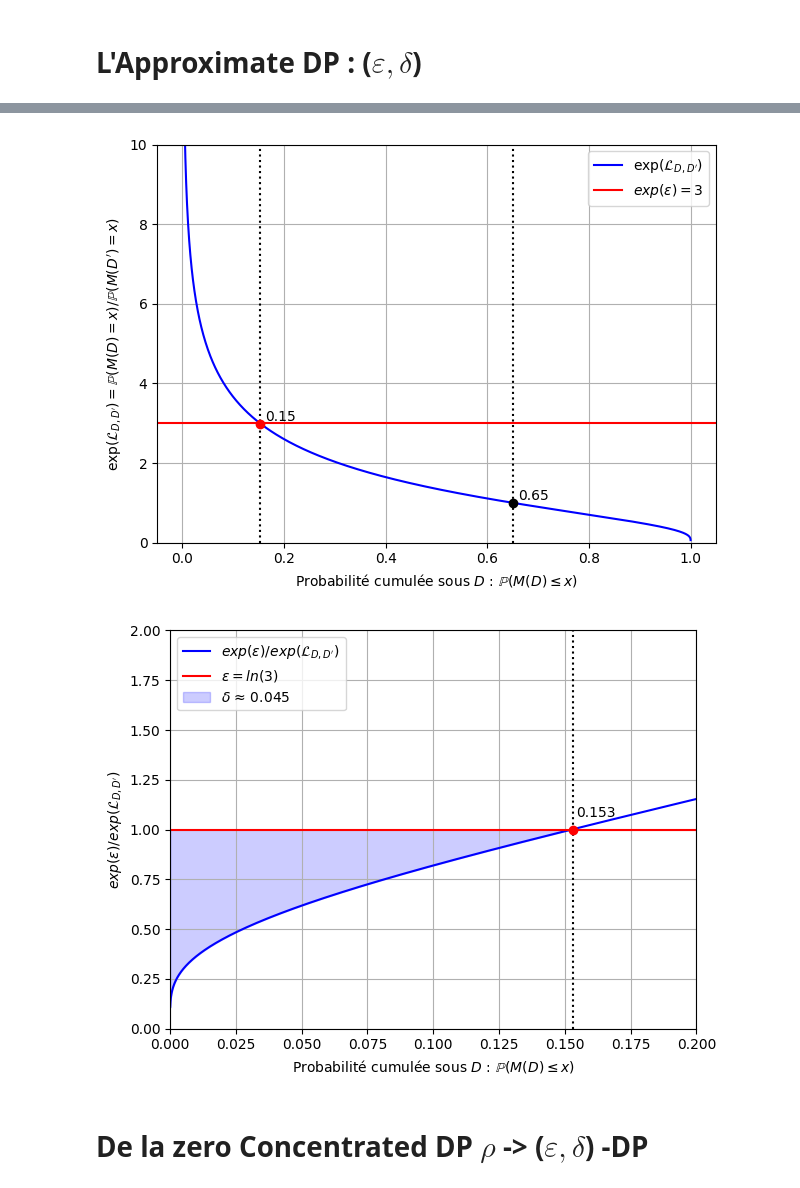
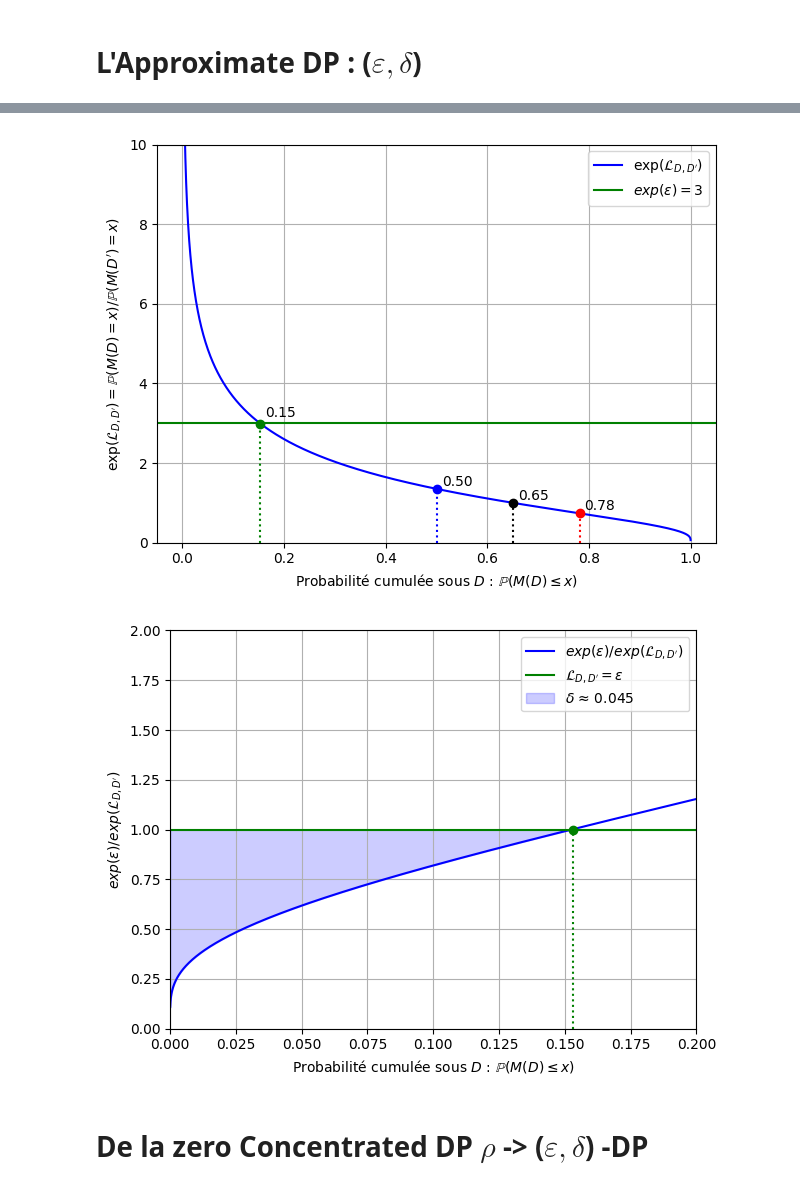
Before and after one commit to InseeFrLab/diff-privacy, a Jupyter notebook: comprendre_dp.ipynb, the cells around one changed output, grey strips where cells are left out. Cells and saved outputs as stored; diff of their text form; code cells hidden in the pictures.

```diff
--- a/comprendre_dp.ipynb
+++ b/comprendre_dp.ipynb
@@ -245,19 +271,33 @@ x_min_2 = x[idx_min_2]
 cdf_min_2 = cdf_y1[idx_min_2]
 y_min_2 = ratio[idx_min_2]
 
+
+proba_mu1 = norm.cdf(mu1, loc=mu1, scale=b)
+proba_mu2 = norm.cdf(mu2, loc=mu1, scale=b)
+ratio_mu1 = norm.pdf(mu1, loc=mu1, scale=b)/norm.pdf(mu1, loc=mu2, scale=b)
+ratio_mu2 = norm.pdf(mu2, loc=mu1, scale=b)/norm.pdf(mu2, loc=mu2, scale=b)
+
 # Tracé
 plt.plot(cdf_y1, ratio, color='blue', label=r"$\exp(\mathcal{L}_{D, D'})$")
 
 # Ligne pointillée verticale depuis l’axe des x
-plt.axvline(x=cdf_min, linestyle='dotted', color='black')
+plt.plot([cdf_min, cdf_min], [0, y_min], linestyle='dotted', color='black')
 plt.plot(cdf_min, y_min, 'o', color='black')
 plt.text(cdf_min + 0.01, y_min, f"{cdf_min:.2f}", verticalalignment='bottom', color='black')
 
-plt.axhline(y=3, color='red', label=r"$exp(\varepsilon) = 3$")
+plt.plot([proba_mu1, proba_mu1], [0, ratio_mu1], linestyle='dotted', color='blue')
+plt.plot(proba_mu1, ratio_mu1, 'o', color='blue')
+plt.text(proba_mu1 + 0.01, ratio_mu1, f"{proba_mu1:.2f}", verticalalignment='bottom', color='black')
 
-plt.axvline(x=cdf_min_2, linestyle='dotted', color='black')
-plt.plot(cdf_min_2, y_min_2, 'o', color='red')
-plt.text(cdf_min_2 + 0.01, y_min_2, f"{cdf_min_2:.2f}", verticalalignment='bottom', color='black')
+plt.plot([proba_mu2, proba_mu2], [0, ratio_mu2], linestyle='dotted', color='red')
+plt.plot(proba_mu2, ratio_mu2, 'o', color='red')
+plt.text(proba_mu2 + 0.01, ratio_mu2, f"{proba_mu2:.2f}", verticalalignment='bottom', color='black')
+
+plt.axhline(y=3, color='green', label=r"$exp(\varepsilon) = 3$")
+
+plt.plot([cdf_min_2, cdf_min_2], [0, y_min_2], linestyle='dotted', color='green')
+plt.plot(cdf_min_2, y_min_2, 'o', color='green')
+plt.text(cdf_min_2 + 0.01, y_min_2+ 0.1, f"{cdf_min_2:.2f}", verticalalignment='bottom', color='black')
 
 # Mise en forme
 plt.xlabel(r"Probabilité cumulée sous $D$ : $\mathbb{P}(M(D) \leq x)$")
@@ -268,7 +308,7 @@ plt.legend()
 plt.tight_layout()
 plt.show()
 # %% [output]
-[figure, old version]
+[figure, new version]
 # %%
 import numpy as np
 import matplotlib.pyplot as plt
@@ -284,39 +324,39 @@ y1 = norm.pdf(x, loc=mu1, scale=b)  # P(M(D) = x)
 y2 = norm.pdf(x, loc=mu2, scale=b)  # P(M(D') = x)
 
 # Densité cumulée sous D
 cdf_y1 = norm.cdf(x, loc=mu1, scale=b)  # P(M(D) ≤ x)
 
 # Calcul de l'exponentielle de la perte de confidentialité
 ratio = y1 / y2  # = exp(𝓛)
 
 idx_min_2 = np.argmin(np.abs(ratio -3))
 x_min_2 = x[idx_min_2]
 cdf_min_2 = cdf_y1[idx_min_2]
 y_min_2 = ratio[idx_min_2]
-area = np.trapz(1 - 3/ratio[:idx_min_2], cdf_y1[:idx_min_2])
+area = np.trapezoid(1 - 3/ratio[:idx_min_2], cdf_y1[:idx_min_2])
 
 # Tracé
 plt.plot(cdf_y1, 3/ratio, color='blue', label=r"$exp(\varepsilon)/exp(\mathcal{L}_{D, D'})$")
 
-plt.axhline(y=1, color='red', label=r"$\varepsilon = ln(3)$")
-plt.axvline(x=cdf_min_2, linestyle='dotted', color='black')
-plt.plot(cdf_min_2, 1, 'o', color='red')
-plt.text(cdf_min_2 + 0.001, 1+0.05, f"{cdf_min_2:.3f}", verticalalignment='bottom', color='black')
+plt.axhline(y=1, color='green', label=r"$\mathcal{L}_{D, D'} = \varepsilon$")
+
+plt.plot([cdf_min_2, cdf_min_2], [0, 1], linestyle='dotted', color='green')
+plt.plot(cdf_min_2, 1, 'o', color='green')
 
 # Remplissage de l’aire sous la courbe bleue jusqu’à 100.5
 plt.fill_between(cdf_y1[1:idx_min_2], y1= 3/ratio[1:idx_min_2], y2= 1, color='blue', alpha=0.2, label=rf"$\delta$ ≈ {area:.3f}")
 
 # Mise en forme
 plt.xlabel(r"Probabilité cumulée sous $D$ : $\mathbb{P}(M(D) \leq x)$")
 plt.ylabel(r"$exp(\varepsilon)/exp(\mathcal{L}_{D, D'})$")
 plt.xlim(0,0.2)
 plt.ylim(0,2)
 plt.grid(True)
 plt.legend()
 plt.tight_layout()
 plt.show()
 # %% [output]
-[figure, old version]
+[figure, new version]
 # %% [markdown]
 #  De la zero Concentrated DP $\rho$ -> ($\varepsilon, \delta$) -DP
 # %%
```
Also changed, not shown: parts of 5 cells of this notebook, 14 other files.
